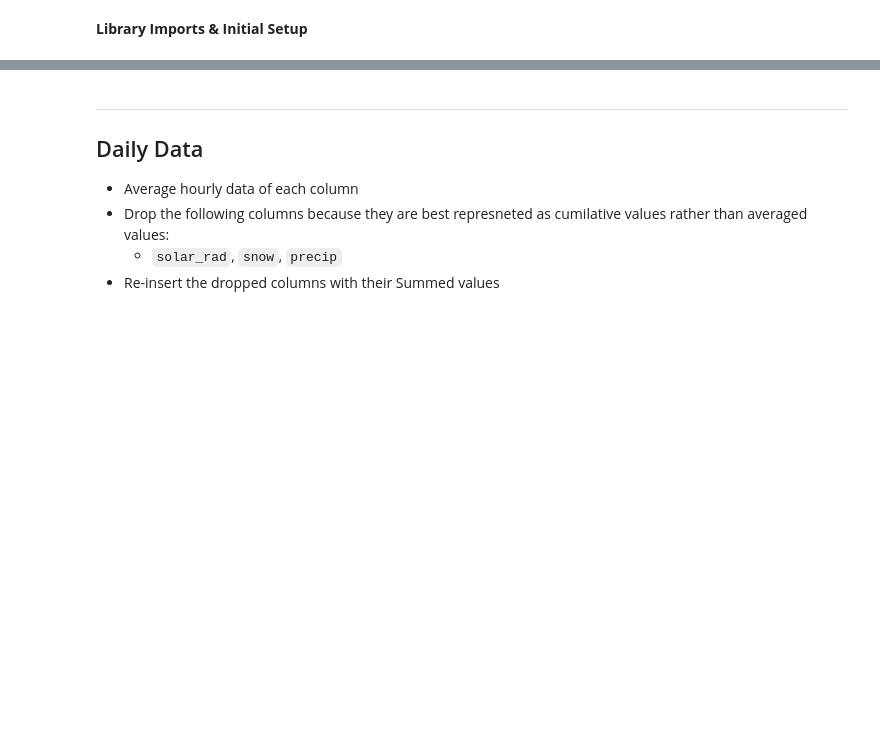
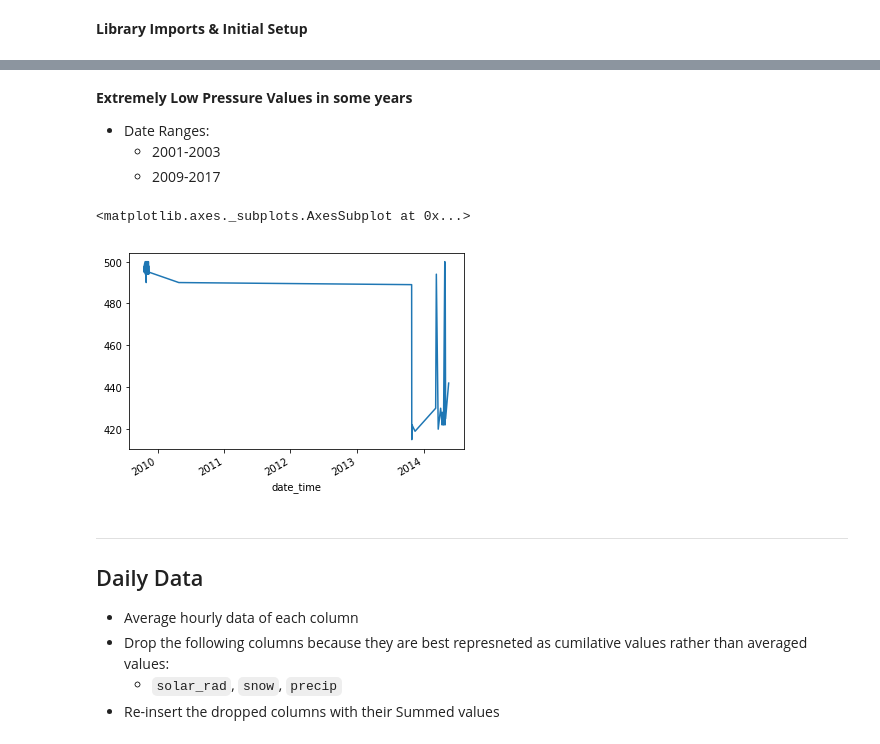
Before and after one commit to aaanyaaa/Segehen, a Jupyter notebook: Sagehen Data Exploration.ipynb, the cells around one changed output, grey strips where cells are left out. Drawn from its saved outputs; the diff is of its cells as text; code cells hidden in the pictures; blank space fills up the shorter version.

```diff
--- a/Sagehen Data Exploration.ipynb
+++ b/Sagehen Data Exploration.ipynb
@@ -71,0 +94,14 @@ sage_df = sage_df.apply(pd.to_numeric, args=('coerce',))
+# %% [markdown]
+__Extremely Low Pressure Values in some years__
+
+* Date Ranges:
+    - 2001-2003
+    - 2009-2017
+# %%
+# baro_check = sagehen_pandas.year_search(1997, 2018).resample('Y').mean()
+# pressure = baro_check['pressure']
+baro = sagehen_pandas.value_search('pressure',400, 500)['pressure']
+baro.plot()
+# %% [output]
+<matplotlib.axes._subplots.AxesSubplot at 0x...>
+[figure, added]
```
Also changed, not shown: parts of 41 cells of this notebook.
